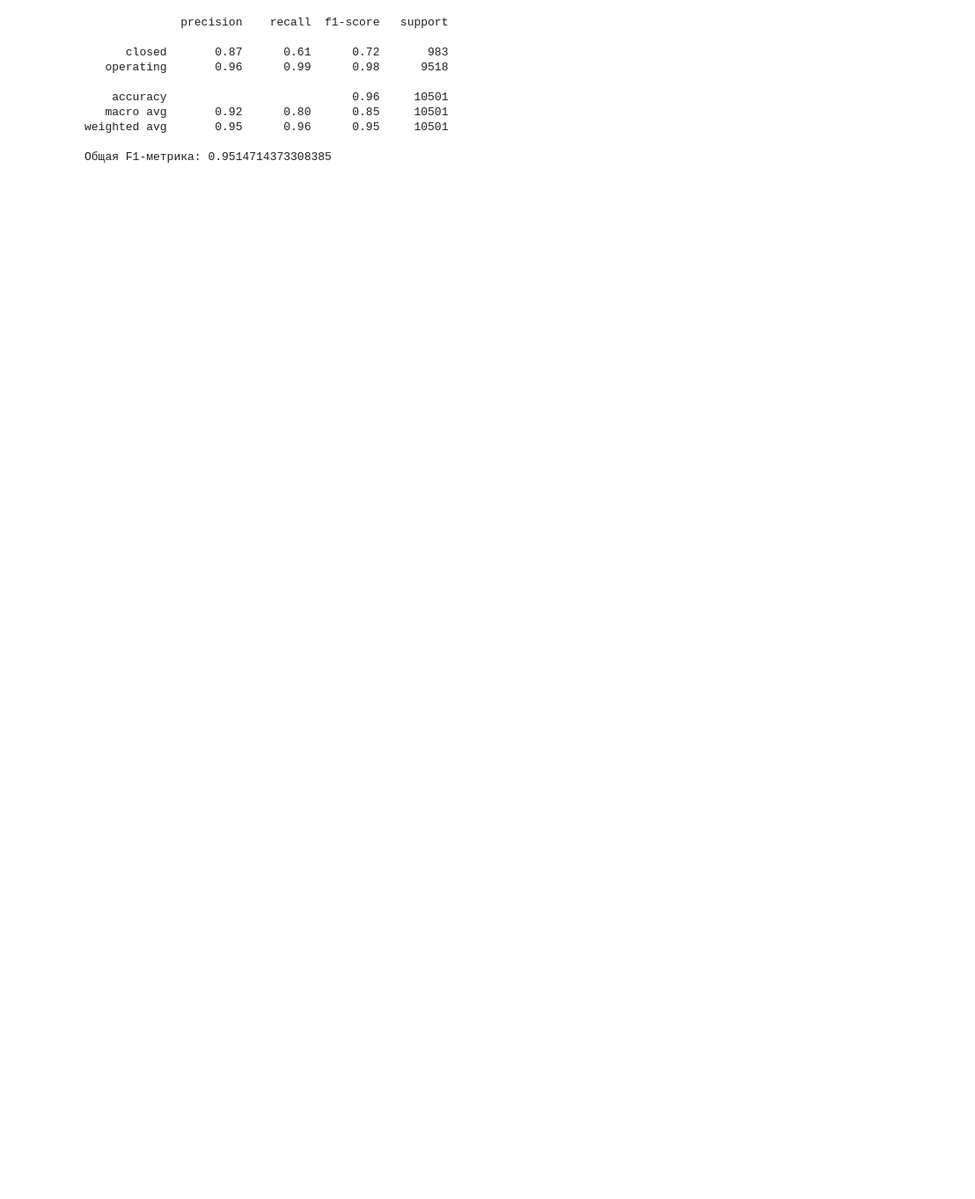
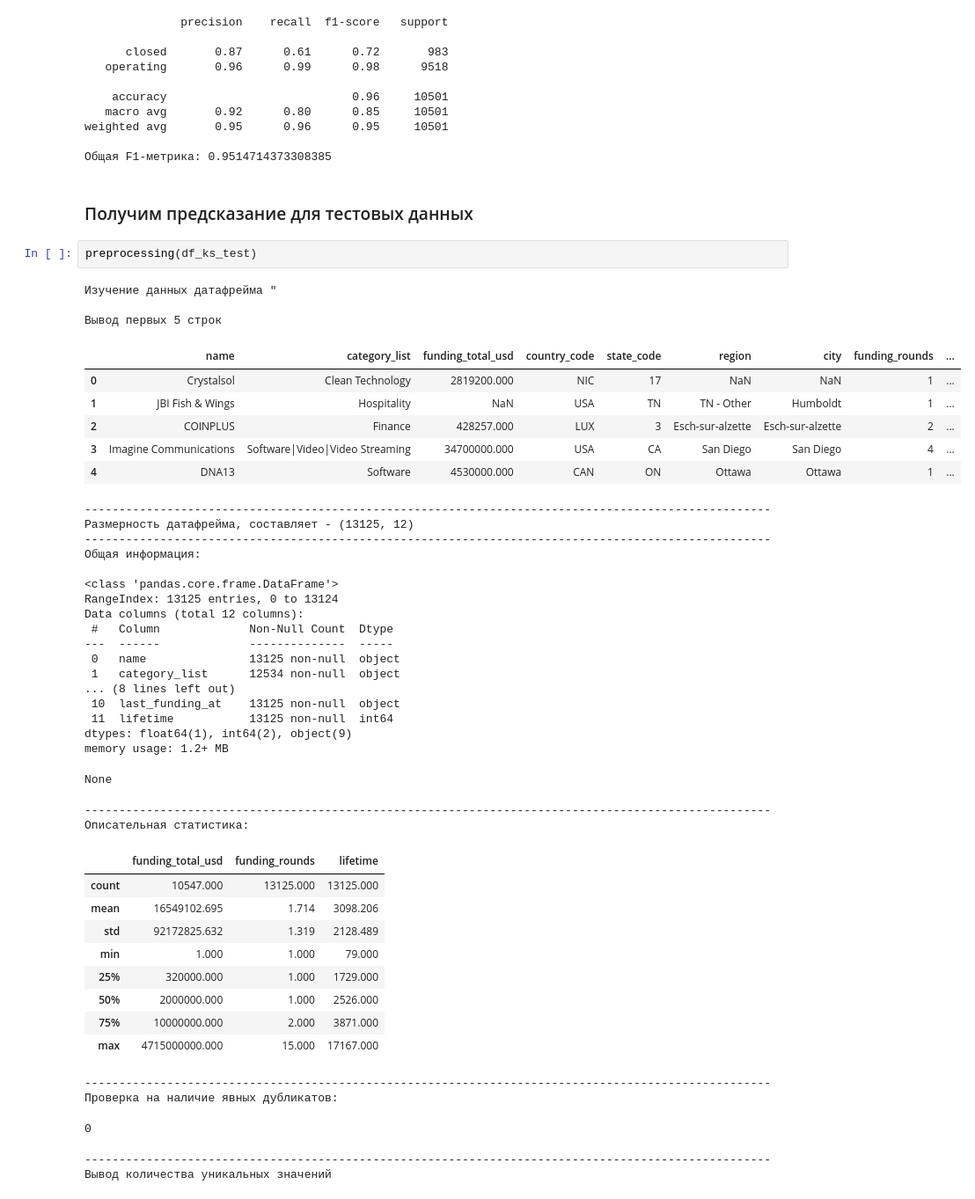
Before and after one commit to skorpion-anna/startups-operations, a Jupyter notebook: startups_operations_close_predictions.ipynb, the cells around one changed output. Shown at 88% size. Drawn from its saved outputs; the diff is of its cells as text; blank space fills up the shorter version.

```diff
--- a/startups_operations_close_predictions.ipynb
+++ b/startups_operations_close_predictions.ipynb
@@ -801,3 +897,51 @@ print(f"Общая F1-метрика: {f1_overall_bust}")
 weighted avg       0.95      0.96      0.95     10501
 
 Общая F1-метрика: 0.9514714373308385
+# %% [markdown]
+### Получим предсказание для тестовых данных
+# %%
+preprocessing(df_ks_test)
+# %% [output]
+Изучение данных датафрейма "
+
+Вывод первых 5 строк
+|  | name | category_list | funding_total_usd | country_code | state_code | region | city | funding_rounds | ... |
+| 0 | Crystalsol | Clean Technology | 2819200.000 | NIC | 17 | NaN | NaN | 1 | ... |
+| 1 | JBI Fish & Wings | Hospitality | NaN | USA | TN | TN - Other | Humboldt | 1 | ... |
+| 2 | COINPLUS | Finance | 428257.000 | LUX | 3 | Esch-sur-alzette | Esch-sur-alzette | 2 | ... |
+| 3 | Imagine Communications | Software|Video|Video Streaming | 34700000.000 | USA | CA | San Diego | San Diego | 4 | ... |
+| 4 | DNA13 | Software | 4530000.000 | CAN | ON | Ottawa | Ottawa | 1 | ... |
+----------------------------------------------------------------------------------------------------
+Размерность датафрейма, составляет - (13125, 12)
+----------------------------------------------------------------------------------------------------
+Общая информация:
+
+<class 'pandas.core.frame.DataFrame'>
+RangeIndex: 13125 entries, 0 to 13124
+Data columns (total 12 columns):
+ #   Column             Non-Null Count  Dtype
+---  ------             --------------  -----
+ 0   name               13125 non-null  object
+ 1   category_list      12534 non-null  object
+... (8 lines left out)
+ 10  last_funding_at    13125 non-null  object
+ 11  lifetime           13125 non-null  int64
+dtypes: float64(1), int64(2), object(9)
+memory usage: 1.2+ MB
+None
+----------------------------------------------------------------------------------------------------
+Описательная статистика:
+|  | funding_total_usd | funding_rounds | lifetime |
+| count | 10547.000 | 13125.000 | 13125.000 |
+| mean | 16549102.695 | 1.714 | 3098.206 |
+| std | 92172825.632 | 1.319 | 2128.489 |
+| min | 1.000 | 1.000 | 79.000 |
+| 25% | 320000.000 | 1.000 | 1729.000 |
+| 50% | 2000000.000 | 1.000 | 2526.000 |
+| 75% | 10000000.000 | 2.000 | 3871.000 |
+| max | 4715000000.000 | 15.000 | 17167.000 |
+----------------------------------------------------------------------------------------------------
+Проверка на наличие явных дубликатов:
+0
+----------------------------------------------------------------------------------------------------
+Вывод количества уникальных значений
```
Also changed, not shown: parts of 7 cells of this notebook.
